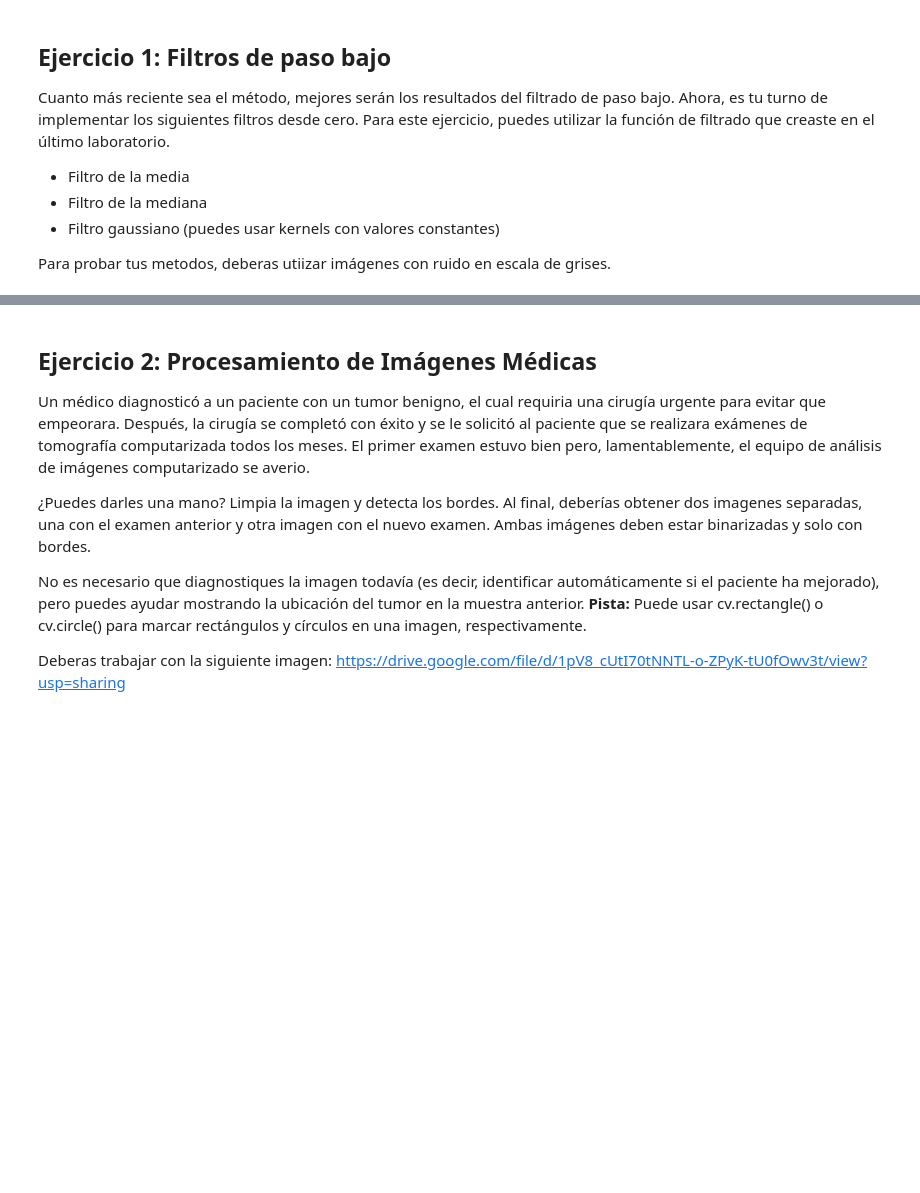
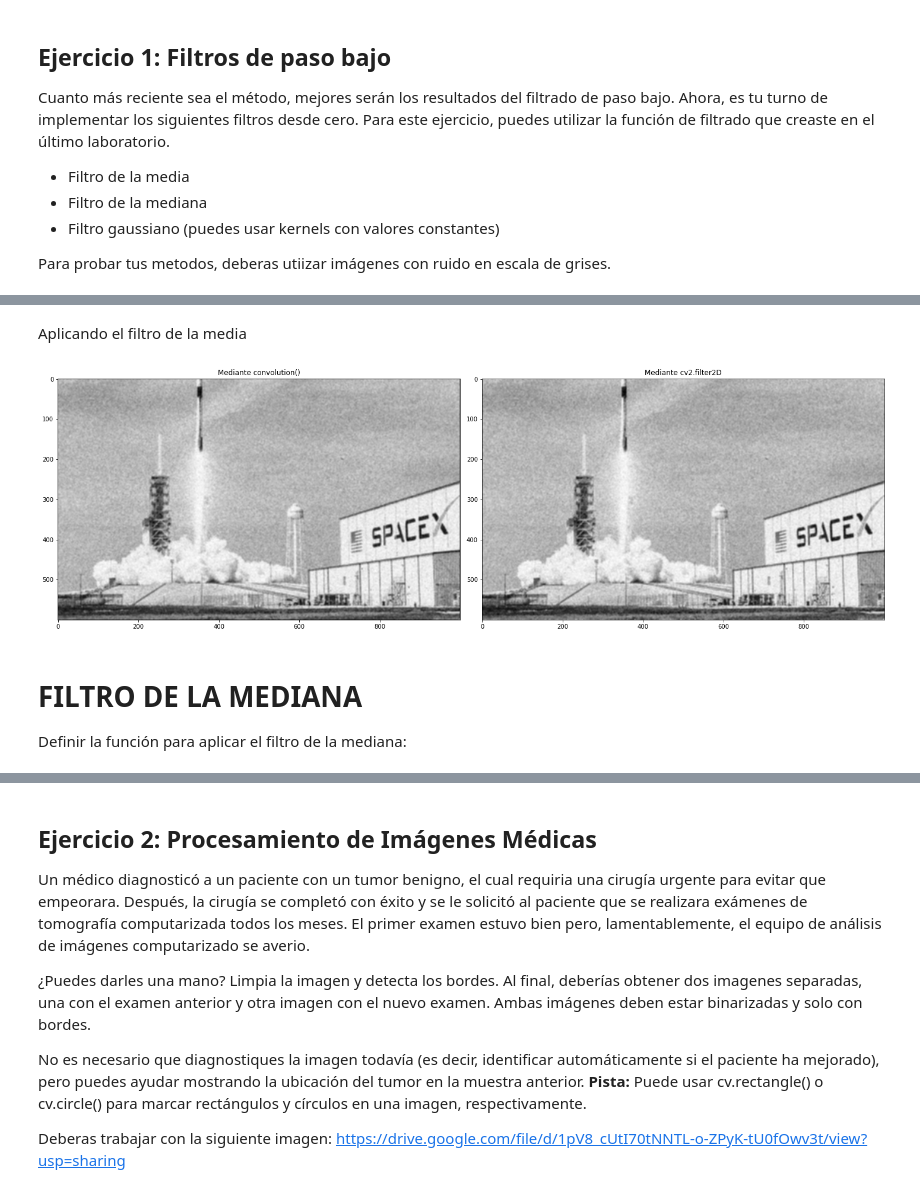
Before and after one commit to ElmerAlanoca/HackC, a Jupyter notebook: LABORATORIOS/LAB4/Lab4.ipynb, the cells around one changed output, grey strips where cells are left out. Saved outputs shown, nothing was run; the diff lists cells and outputs as text; code cells hidden in the pictures; blank space fills up the shorter version.

```diff
--- a/LABORATORIOS/LAB4/Lab4.ipynb
+++ b/LABORATORIOS/LAB4/Lab4.ipynb
@@ -46,0 +54,42 @@ plt.imshow(noise_img, cmap="gray")
+# %%
+def convolution(I, G):
+  # Dimensiones de la imagen de entrada y del kernel
+  iH, iW = I.shape[:2]
+  gH, gW = G.shape[:2]
+  # Calculo del padding
+  padding = int((gW-1)/2)
+  # Nueva imagen con padding
+  Iwb = cv2.copyMakeBorder(I, padding, padding, padding, padding, cv2.BORDER_CONSTANT)
+  # Matriz de ceros de la imagen convolucionada
+  H = np.zeros((iH, iW), dtype="float")
+  # Proceso de calculo de convolución
+  for y in np.arange(padding, iH+padding):
+    for x in np.arange(padding, iW+padding):
+      roi = Iwb[y-padding : y+padding+1, x-padding : x+padding+1]
+      h = (roi * G).sum()
+      H[y-padding, x-padding] = h
+  # Retorna una imagen convolucionada
+  eMax = np.max(H)
+  H = H*255/eMax
+  H = H.astype("uint8")
+  return H
+# %% [markdown]
+Aplicando el filtro de la media
+# %%
+# Crear el filtro de la media
+num_rows, num_cols = 5 , 5
+total = num_rows*num_cols
+kernel = np.ones((num_rows,num_cols),np.float32)/total
+
+# Aplicar el filtro a la imagen en gris con ruido mediante la función definida
+imgConv_1 = convolution(img, kernel)
+# Aplicar el filtro a la imagen en gris con ruido mediante cv2.filter2D
+imgCV2_1 = cv2.filter2D(img, -1, kernel)
+# Comparar ambos resultados
+myImages("Mediante convolution()", imgConv_1, "Mediante cv2.filter2D", imgCV2_1)
+# %% [output]
+[figure, added]
+# %% [markdown]
+# FILTRO DE LA MEDIANA
+
+Definir la función para aplicar el filtro de la mediana:
```
Also changed, not shown: parts of 12 cells of this notebook.
